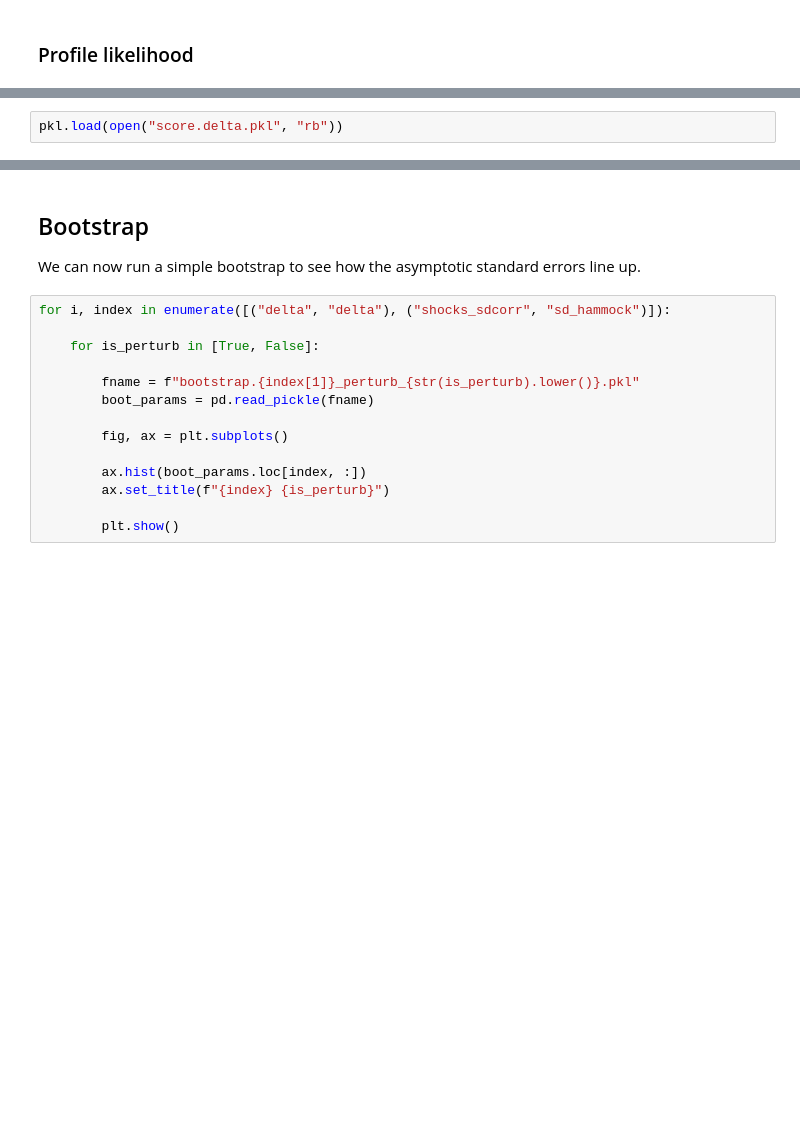
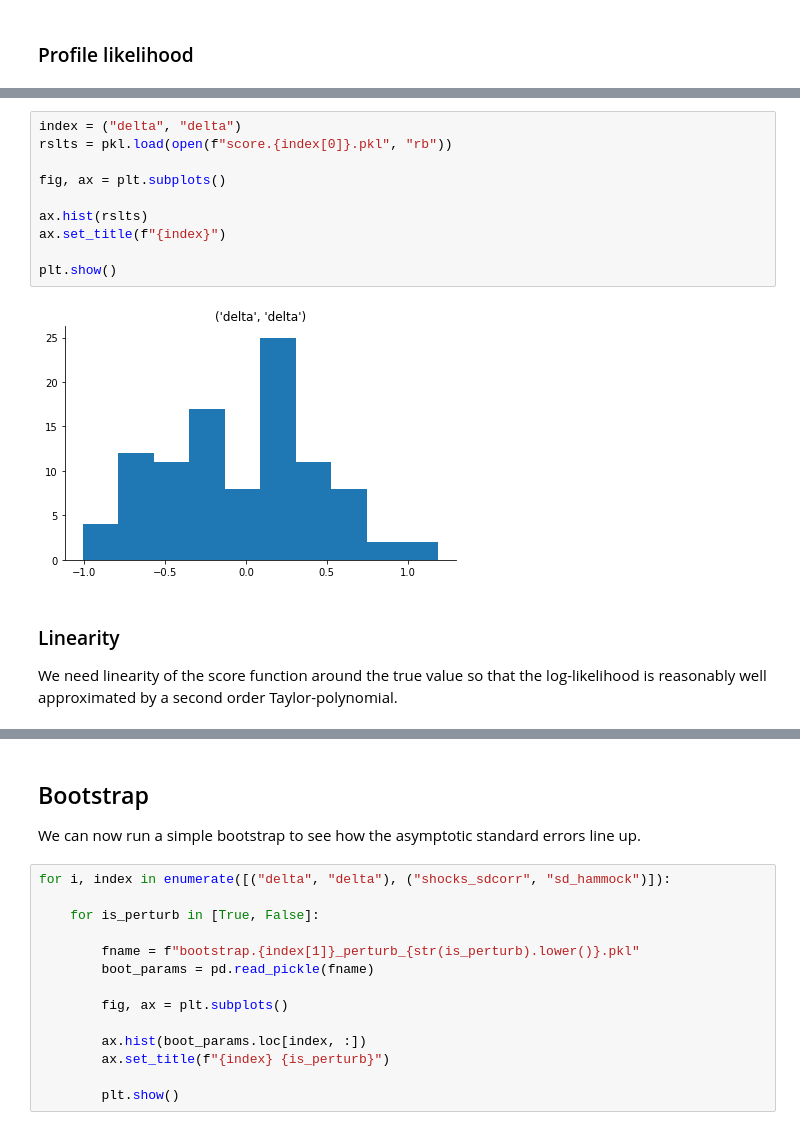
Before and after one commit to peisenha/dev-respy, a Jupyter notebook: dev-calibration-maximum-likelihood.ipynb, the cells around one changed output, grey strips where cells are left out. Drawn from its saved outputs; the diff is of its cells as text; blank space fills up the shorter version.

Commit message:
more score iterations

```diff
--- a/dev-calibration-maximum-likelihood.ipynb
+++ b/dev-calibration-maximum-likelihood.ipynb
@@ -123,2 +122,0 @@ for index in params_base.index:
-# %%
-pkl.load(open("score.delta.pkl", "rb"))
@@ -217,0 +165,16 @@ for num_agents in [1000]:
+# %%
+index = ("delta", "delta")
+rslts = pkl.load(open(f"score.{index[0]}.pkl", "rb"))
+
+fig, ax = plt.subplots()
+
+ax.hist(rslts)
+ax.set_title(f"{index}")
+
+plt.show()
+# %% [output]
+[figure, added]
+# %% [markdown]
+### Linearity
+
+We need linearity of the score function around the true value so that the log-likelihood is reasonably well approximated by a second order Taylor-polynomial.
```
Also changed, not shown: parts of 14 cells of this notebook, 3 other files.
